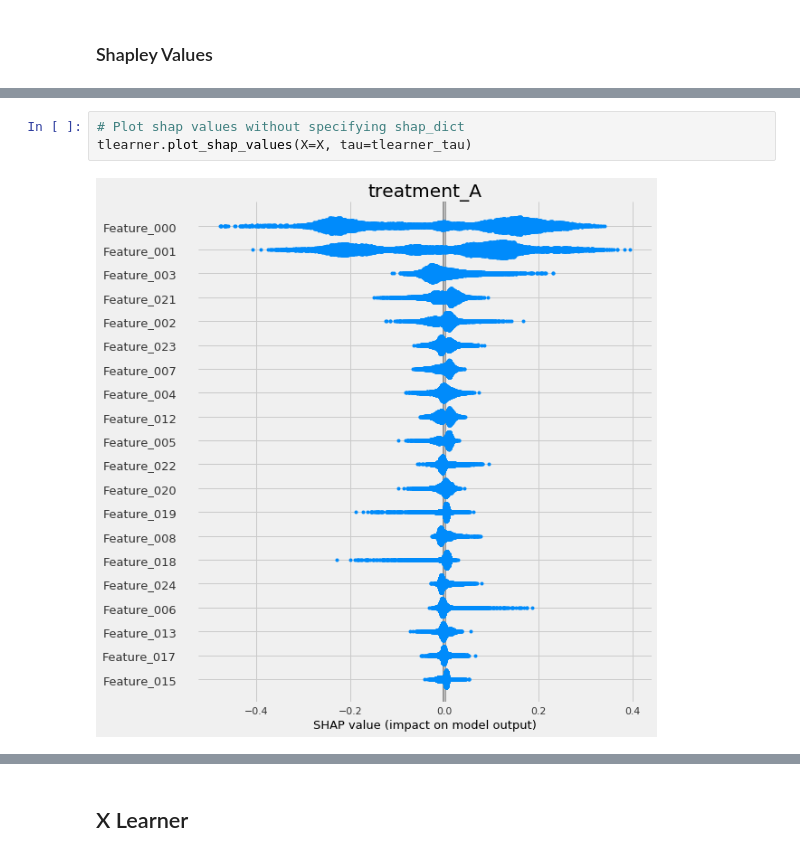
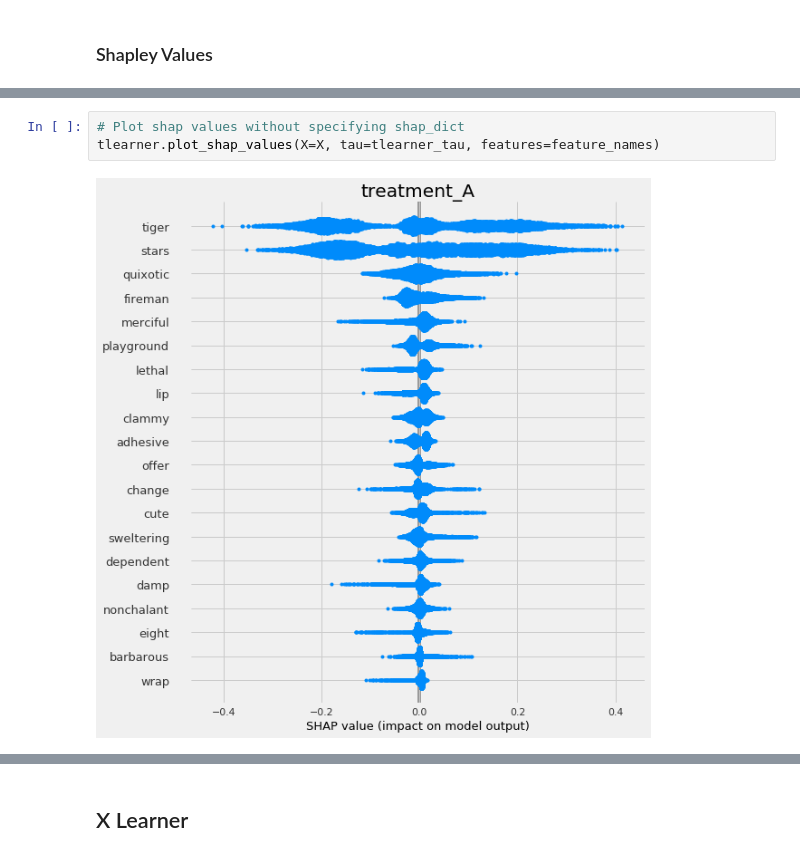
Before and after one commit to uber/causalml, a Jupyter notebook: examples/feature_interpretations_example.ipynb, the cells around one changed output, grey strips where cells are left out. Cells and saved outputs as stored; diff of their text form.

```diff
--- a/examples/feature_interpretations_example.ipynb
+++ b/examples/feature_interpretations_example.ipynb
@@ -282,8 +424,8 @@ shap_tlearner
 # %%
 # Plot shap values without specifying shap_dict
-tlearner.plot_shap_values(X=X, tau=tlearner_tau)
+tlearner.plot_shap_values(X=X, tau=tlearner_tau, features=feature_names)
 # %% [output]
-[figure, old version]
+[figure, new version]
 # %%
 # Plot shap values WITH specifying shap_dict
 tlearner.plot_shap_values(shap_dict=shap_tlearner)
```
Also changed, not shown: parts of 68 cells of this notebook.
